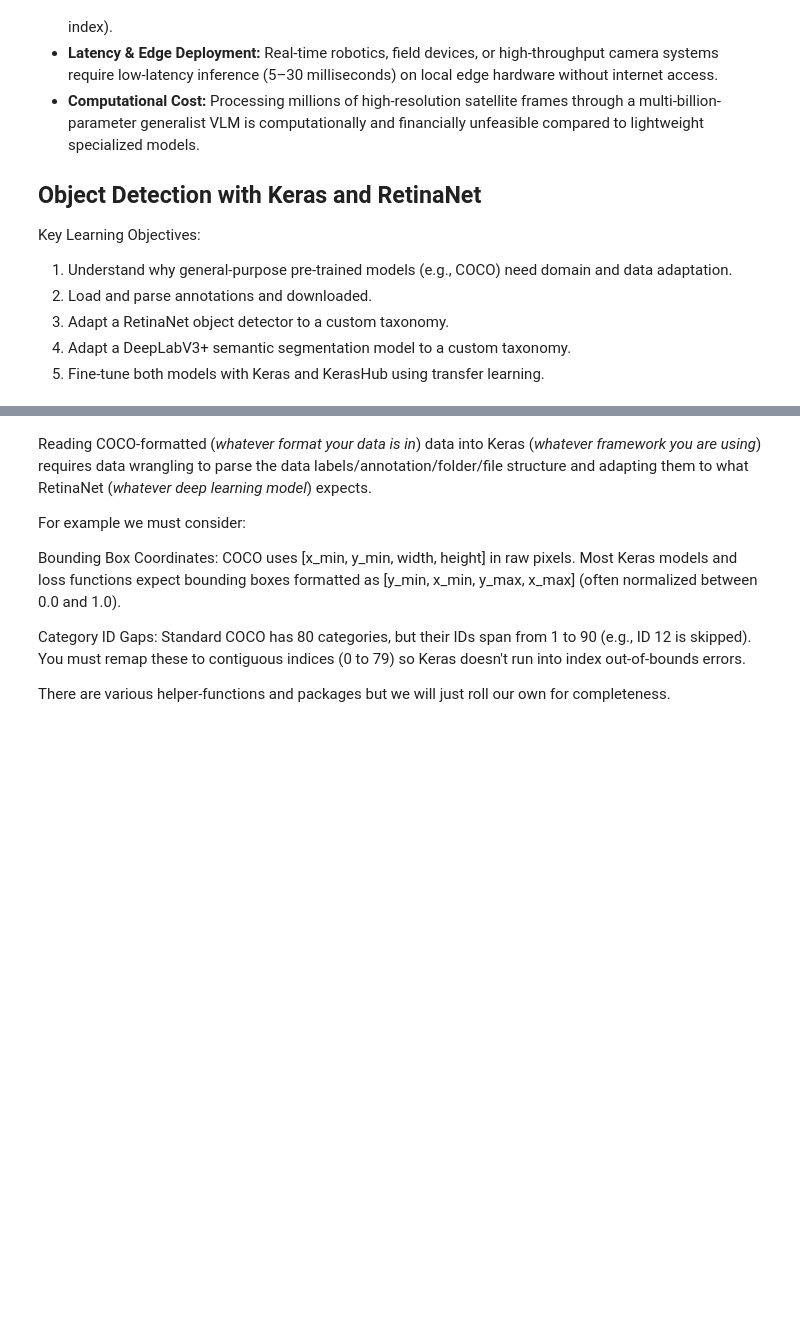
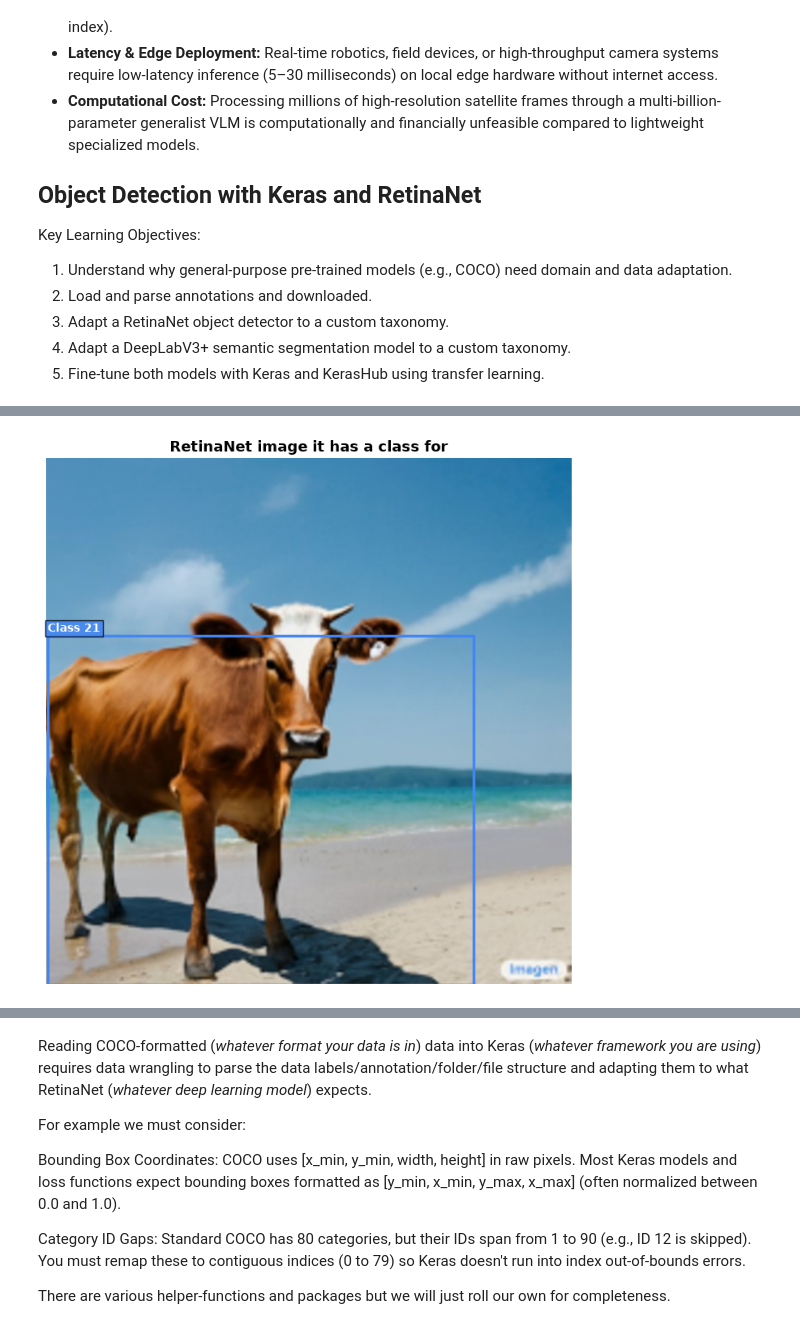
Before and after one commit to gdgaiforscience/CAITG-WinterSchool, a Jupyter notebook: session/04-a-cv.ipynb, the cells around one changed output, grey strips where cells are left out. Drawn from its saved outputs; the diff is of its cells as text; code cells hidden in the pictures; blank space fills up the shorter version.

```diff
--- a/session/04-a-cv.ipynb
+++ b/session/04-a-cv.ipynb
@@ -179,19 +181,21 @@ baseline_detector = keras_hub.models.ObjectDetector.from_preset(
 )
 # %%
 # example zero-shot image (for known classes)
+
+# Download an example image, load it, and get it in the correct format
 image_url = "https://storage.googleapis.com/keras-cv/models/paligemma/cow_beach_1.png"
-
-# Load the image and get it in the correct format
 image_path = keras.utils.get_file(origin=image_url)
-image = keras.utils.load_img(image_path)
+image = keras.utils.load_img(image_path).resize((IMAGE_SIZE, IMAGE_SIZE))
 image_batch = np.expand_dims(keras.utils.img_to_array(image), axis=0)
 
-# Make the predcition!
+# Make the prediction
 coco_preds = baseline_detector.predict(image_batch)
 
+# Plot it!
 plot_bounding_boxes(
-    image=coco_img_np[0],
+    image=image_batch[0],
     boxes=coco_preds["boxes"][0],
     labels=coco_preds["labels"][0],
     title="RetinaNet image it has a class for",
 )
+# %% [output]
@@ -198,3 +203,4 @@ plot_bounding_boxes(
+[figure, added]
 # %%
 # Download an example dataset
 dataset_path = kagglehub.dataset_download("pkdarabi/brain-tumor-image-dataset-semantic-segmentation")
```
Also changed, not shown: parts of 14 cells of this notebook.
